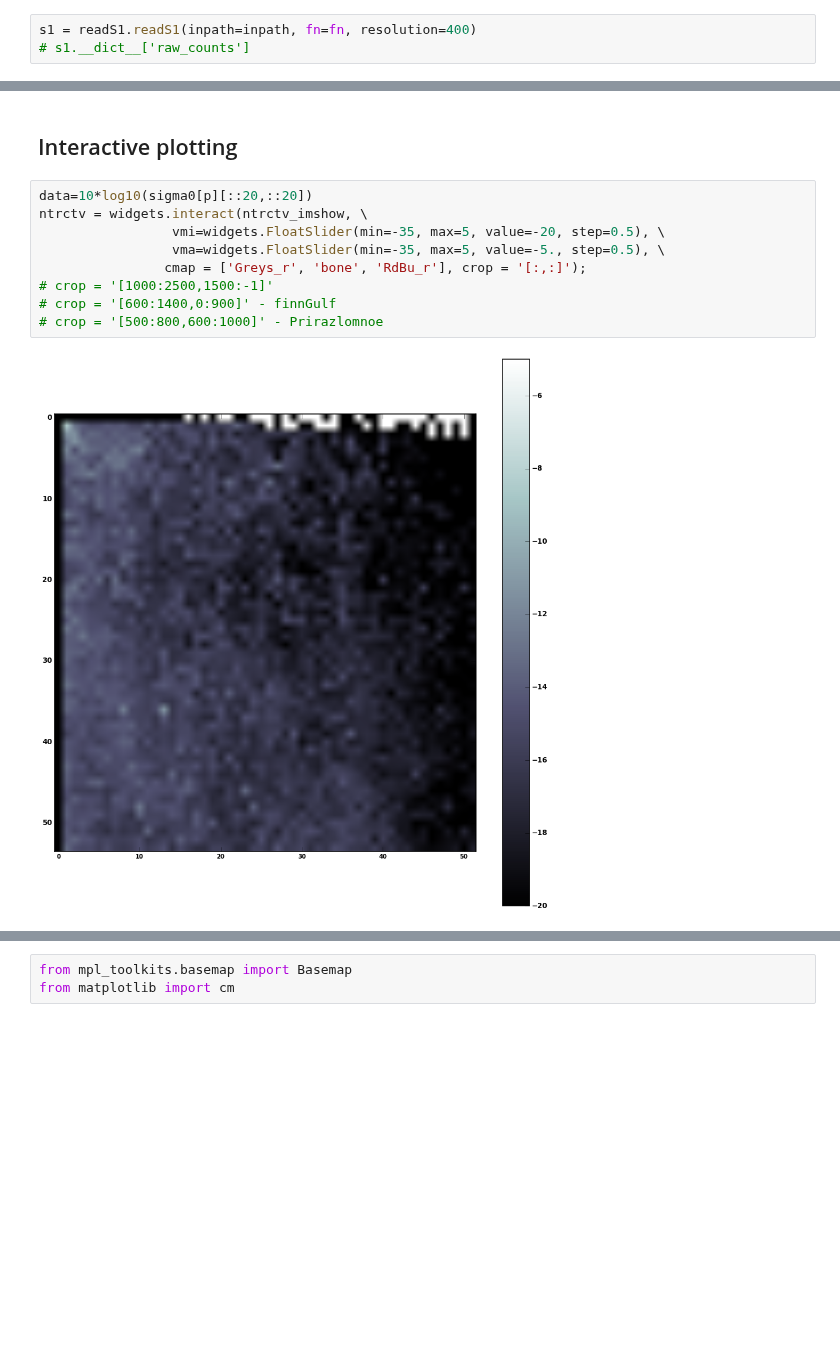
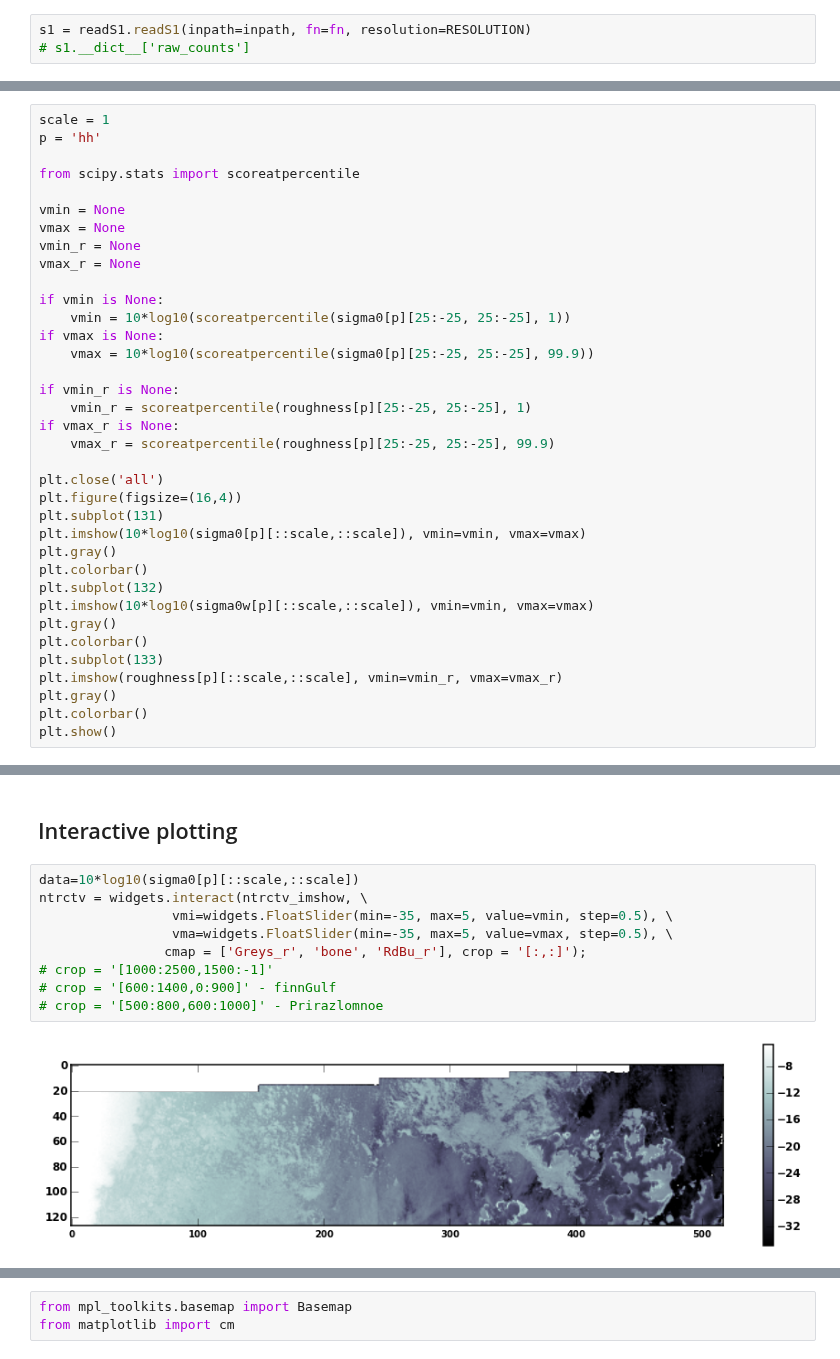
Before and after one commit to magican/PySOL, a Jupyter notebook: notebooks/Sentinel-1/S1_production_testing.ipynb, the cells around one changed output, grey strips where cells are left out. Cells and saved outputs as stored; diff of their text form; blank space fills up the shorter version.

```diff
--- a/notebooks/Sentinel-1/S1_production_testing.ipynb
+++ b/notebooks/Sentinel-1/S1_production_testing.ipynb
@@ -58,5 +65,5 @@ reload(readS1)
 # %%
-s1 = readS1.readS1(inpath=inpath, fn=fn, resolution=400)
+s1 = readS1.readS1(inpath=inpath, fn=fn, resolution=RESOLUTION)
 # s1.__dict__['raw_counts']
 # %% [output]
 Available polarizations: '[u'hh']'
@@ -559,0 +640,36 @@ http://earth.nullschool.net/#2015/06/03/1800Z/wind/surface/level/orthographic=-1
+# %%
+scale = 1
+p = 'hh'
+
+from scipy.stats import scoreatpercentile
+
+vmin = None
+vmax = None
+vmin_r = None
+vmax_r = None
+
+if vmin is None:
+    vmin = 10*log10(scoreatpercentile(sigma0[p][25:-25, 25:-25], 1))
+if vmax is None:
+    vmax = 10*log10(scoreatpercentile(sigma0[p][25:-25, 25:-25], 99.9))
+
+if vmin_r is None:
+    vmin_r = scoreatpercentile(roughness[p][25:-25, 25:-25], 1)
+if vmax_r is None:
+    vmax_r = scoreatpercentile(roughness[p][25:-25, 25:-25], 99.9)
+
+plt.close('all')
+plt.figure(figsize=(16,4))
+plt.subplot(131)
+plt.imshow(10*log10(sigma0[p][::scale,::scale]), vmin=vmin, vmax=vmax)
+plt.gray()
+plt.colorbar()
+plt.subplot(132)
+plt.imshow(10*log10(sigma0w[p][::scale,::scale]), vmin=vmin, vmax=vmax)
+plt.gray()
+plt.colorbar()
+plt.subplot(133)
+plt.imshow(roughness[p][::scale,::scale], vmin=vmin_r, vmax=vmax_r)
+plt.gray()
+plt.colorbar()
+plt.show()
@@ -584,16 +702,16 @@ def ntrctv_imshow(p = 'hh', vmi=-1., vma=1., cmap='bone', crop='[:,:]'):
 # %% [markdown]
 ## Interactive plotting
 # %%
-data=10*log10(sigma0[p][::20,::20])
+data=10*log10(sigma0[p][::scale,::scale])
 ntrctv = widgets.interact(ntrctv_imshow, \
-                 vmi=widgets.FloatSlider(min=-35, max=5, value=-20, step=0.5), \
-                 vma=widgets.FloatSlider(min=-35, max=5, value=-5., step=0.5), \
+                 vmi=widgets.FloatSlider(min=-35, max=5, value=vmin, step=0.5), \
+                 vma=widgets.FloatSlider(min=-35, max=5, value=vmax, step=0.5), \
                 cmap = ['Greys_r', 'bone', 'RdBu_r'], crop = '[:,:]');
 # crop = '[1000:2500,1500:-1]'
 # crop = '[600:1400,0:900]' - finnGulf
 # crop = '[500:800,600:1000]' - Prirazlomnoe
 # %% [output]
-[figure, old version]
+[figure, new version]
 # %%
 data=roughnessNrmlzd
 # data[] = np.where(data[p]<-1,-1,data[p])
```
Also changed, not shown: parts of 30 cells of this notebook, 2 other files.
